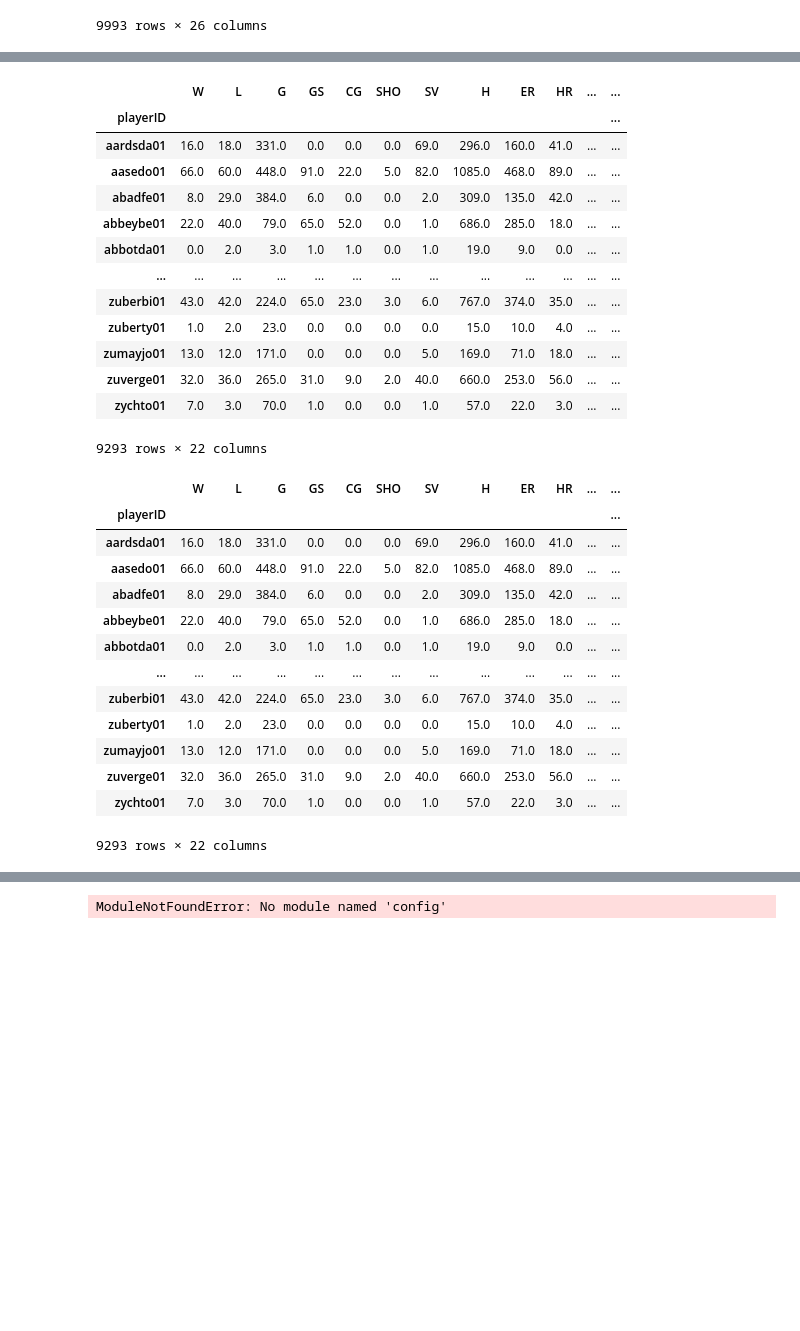
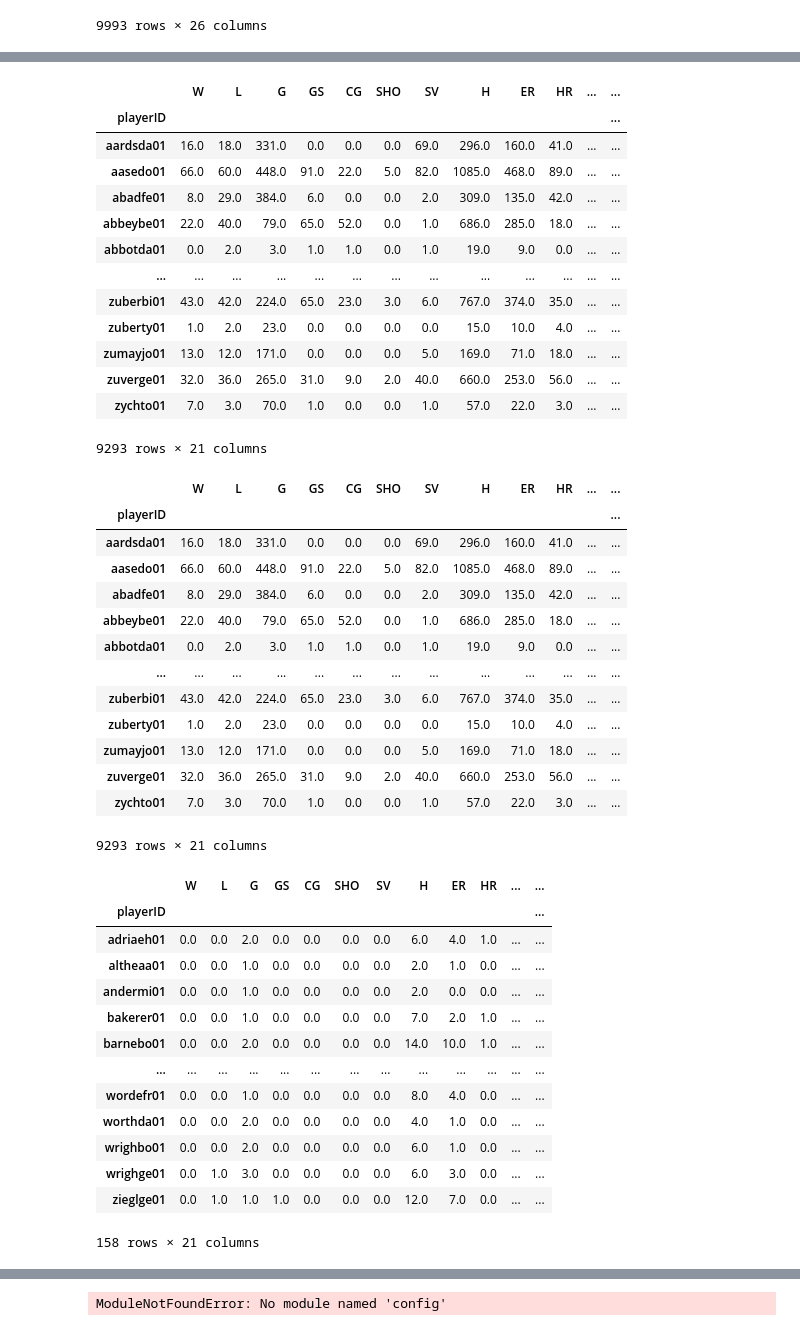
Before and after one commit to greensleeves8/Final_Project_Baseball, a Jupyter notebook: Career_Pitching.ipynb, the cells around one changed output, grey strips where cells are left out. Cells and saved outputs as stored; diff of their text form; code cells hidden in the pictures; blank space fills up the shorter version.

```diff
--- a/Career_Pitching.ipynb
+++ b/Career_Pitching.ipynb
@@ -183,7 +184,7 @@ career_pitching_df
 # %%
 # add inducted Y or N column from HOF_df and remove unneeded columns
 hall_pitching_df = career_pitching_df.merge(HOF_df, how='outer', on='playerID')
-hall_pitching_df = hall_pitching_df.drop(['yearID', 'votedBy', 'ballots', 'needed', 'votes', 'category', 'needed_note', 'BAOpp', 'BK', 'IPouts', 'ERA', 'GF'], axis=1)
+hall_pitching_df = hall_pitching_df.drop(['yearID', 'votedBy', 'ballots', 'needed', 'votes', 'category', 'needed_note', 'BAOpp', 'BK', 'IPouts', 'ERA', 'BFP', 'GF'], axis=1)
 hall_pitching_df
 # %% [output]
 |  | playerID | W | L | G | GS | CG | SHO | SV | H | ER | ... | ... |
@@ -239,7 +240,7 @@ hall_pitching_df
 | zumayjo01 | 13.0 | 12.0 | 171.0 | 0.0 | 0.0 | 0.0 | 5.0 | 169.0 | 71.0 | 18.0 | ... | ... |
 | zuverge01 | 32.0 | 36.0 | 265.0 | 31.0 | 9.0 | 2.0 | 40.0 | 660.0 | 253.0 | 56.0 | ... | ... |
 | zychto01 | 7.0 | 3.0 | 70.0 | 1.0 | 0.0 | 0.0 | 1.0 | 57.0 | 22.0 | 3.0 | ... | ... |
-9293 rows × 22 columns
+9293 rows × 21 columns
 # %%
 # convert NaN figures to 'N'
 hall_pitching_df = hall_pitching_df.fillna("N")
@@ -258,4 +259,21 @@ hall_pitching_df
 | zumayjo01 | 13.0 | 12.0 | 171.0 | 0.0 | 0.0 | 0.0 | 5.0 | 169.0 | 71.0 | 18.0 | ... | ... |
 | zuverge01 | 32.0 | 36.0 | 265.0 | 31.0 | 9.0 | 2.0 | 40.0 | 660.0 | 253.0 | 56.0 | ... | ... |
 | zychto01 | 7.0 | 3.0 | 70.0 | 1.0 | 0.0 | 0.0 | 1.0 | 57.0 | 22.0 | 3.0 | ... | ... |
-9293 rows × 22 columns
+9293 rows × 21 columns
+# %%
+hall_pitching_df.loc[hall_pitching_df["(K/BB)"] == np.inf]
+# %% [output]
+|  | W | L | G | GS | CG | SHO | SV | H | ER | HR | ... | ... |
+| playerID |  |  |  |  |  |  |  |  |  |  |  | ... |
+| adriaeh01 | 0.0 | 0.0 | 2.0 | 0.0 | 0.0 | 0.0 | 0.0 | 6.0 | 4.0 | 1.0 | ... | ... |
+| altheaa01 | 0.0 | 0.0 | 1.0 | 0.0 | 0.0 | 0.0 | 0.0 | 2.0 | 1.0 | 0.0 | ... | ... |
+| andermi01 | 0.0 | 0.0 | 1.0 | 0.0 | 0.0 | 0.0 | 0.0 | 2.0 | 0.0 | 0.0 | ... | ... |
+| bakerer01 | 0.0 | 0.0 | 1.0 | 0.0 | 0.0 | 0.0 | 0.0 | 7.0 | 2.0 | 1.0 | ... | ... |
+| barnebo01 | 0.0 | 0.0 | 2.0 | 0.0 | 0.0 | 0.0 | 0.0 | 14.0 | 10.0 | 1.0 | ... | ... |
+| ... | ... | ... | ... | ... | ... | ... | ... | ... | ... | ... | ... | ... |
+| wordefr01 | 0.0 | 0.0 | 1.0 | 0.0 | 0.0 | 0.0 | 0.0 | 8.0 | 4.0 | 0.0 | ... | ... |
+| worthda01 | 0.0 | 0.0 | 2.0 | 0.0 | 0.0 | 0.0 | 0.0 | 4.0 | 1.0 | 0.0 | ... | ... |
+| wrighbo01 | 0.0 | 0.0 | 2.0 | 0.0 | 0.0 | 0.0 | 0.0 | 6.0 | 1.0 | 0.0 | ... | ... |
+| wrighge01 | 0.0 | 1.0 | 3.0 | 0.0 | 0.0 | 0.0 | 0.0 | 6.0 | 3.0 | 0.0 | ... | ... |
+| zieglge01 | 0.0 | 1.0 | 1.0 | 1.0 | 0.0 | 0.0 | 0.0 | 12.0 | 7.0 | 0.0 | ... | ... |
+158 rows × 21 columns
```
Also changed, not shown: parts of 5 cells of this notebook, 3 other files.
